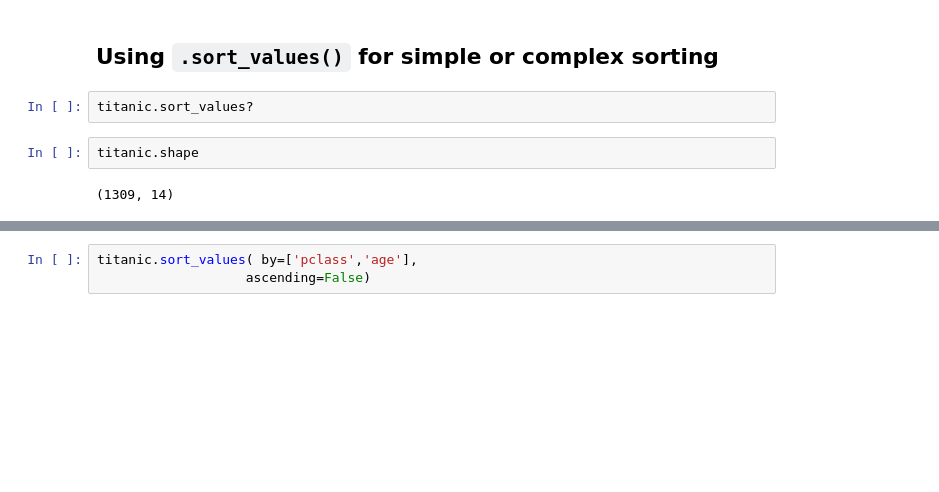
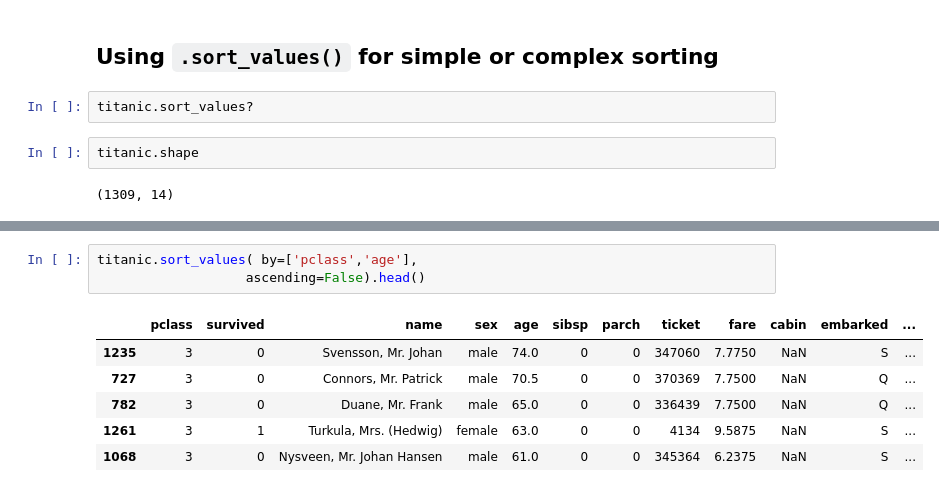
Before and after one commit to colettace/NIA_Python_Workshop, a Jupyter notebook: NIAPythonDay3.ipynb, the cells around one changed output, grey strips where cells are left out. Saved outputs shown, nothing was run; the diff lists cells and outputs as text; blank space fills up the shorter version.

```diff
--- a/NIAPythonDay3.ipynb
+++ b/NIAPythonDay3.ipynb
@@ -516,4 +647,11 @@ titanic.sort_values( by=['pclass','age'])
 # %%
 titanic.sort_values( by=['pclass','age'],
-                   ascending=False)
+                   ascending=False).head()
+# %% [output]
+|  | pclass | survived | name | sex | age | sibsp | parch | ticket | fare | cabin | embarked | ... |
+| 1235 | 3 | 0 | Svensson, Mr. Johan | male | 74.0 | 0 | 0 | 347060 | 7.7750 | NaN | S | ... |
+| 727 | 3 | 0 | Connors, Mr. Patrick | male | 70.5 | 0 | 0 | 370369 | 7.7500 | NaN | Q | ... |
+| 782 | 3 | 0 | Duane, Mr. Frank | male | 65.0 | 0 | 0 | 336439 | 7.7500 | NaN | Q | ... |
+| 1261 | 3 | 1 | Turkula, Mrs. (Hedwig) | female | 63.0 | 0 | 0 | 4134 | 9.5875 | NaN | S | ... |
+| 1068 | 3 | 0 | Nysveen, Mr. Johan Hansen | male | 61.0 | 0 | 0 | 345364 | 6.2375 | NaN | S | ... |
 # %%
```
Also changed, not shown: parts of 25 cells of this notebook, 4 other files.
